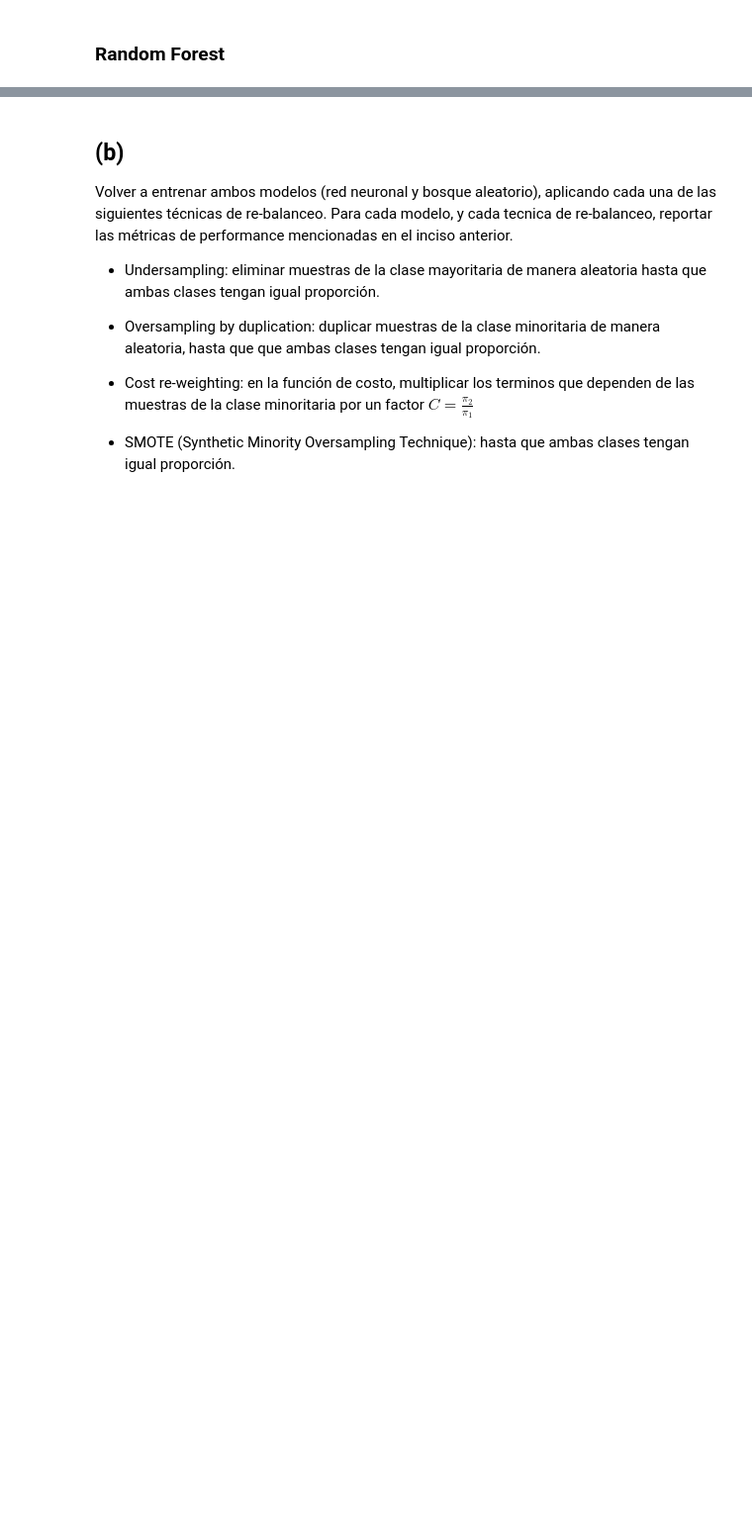
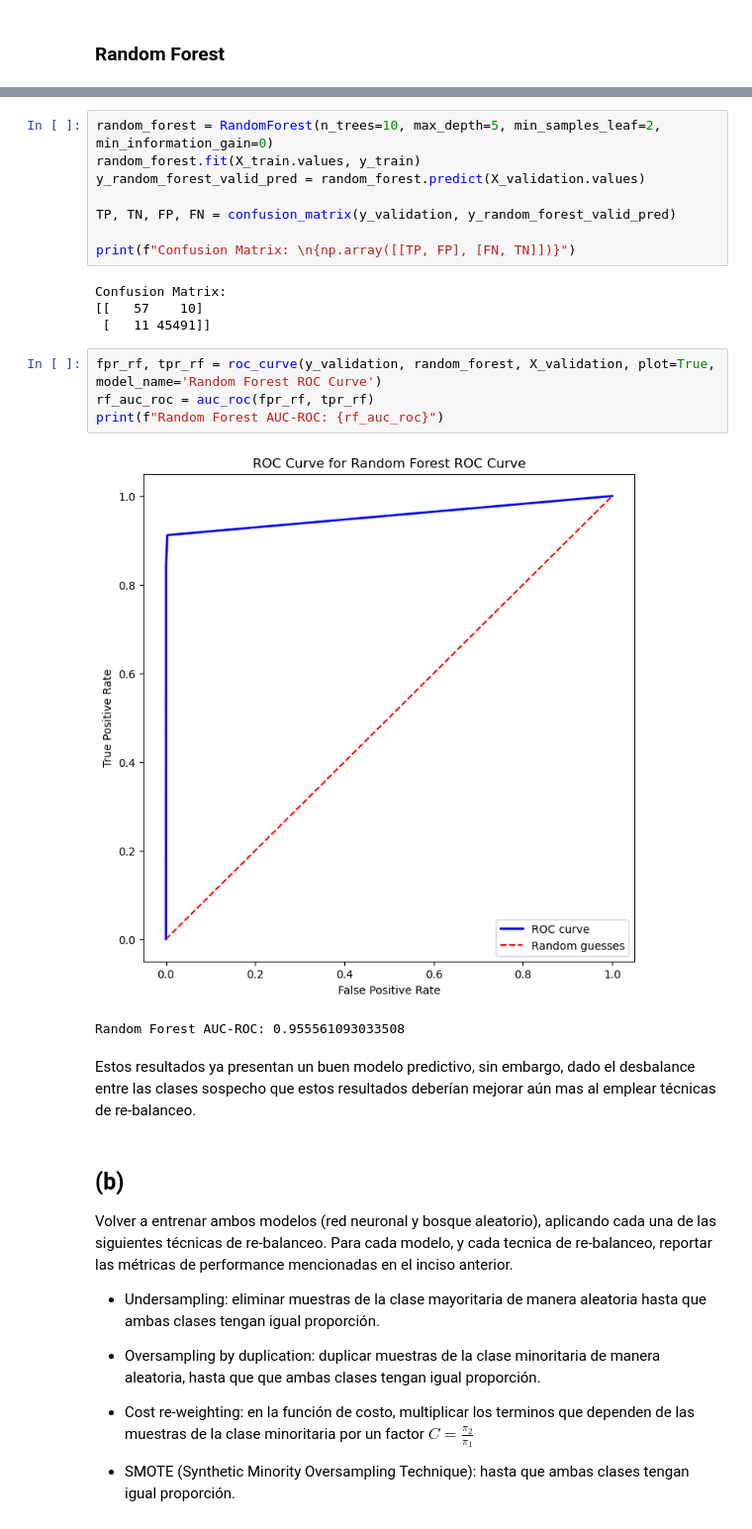
Before and after one commit to maxgubitosi/ML-Classification-Models-from-Scratch, a Jupyter notebook: Problema 2/Problema_2.ipynb, the cells around one changed output, grey strips where cells are left out. Shown: that part at 99% size. Saved outputs shown, nothing was run; the diff lists cells and outputs as text; blank space fills up the shorter version.

```diff
--- a/Problema 2/Problema_2.ipynb
+++ b/Problema 2/Problema_2.ipynb
@@ -131,3 +199,24 @@ KeyboardInterrupt:
+# %%
+random_forest = RandomForest(n_trees=10, max_depth=5, min_samples_leaf=2, min_information_gain=0)
+random_forest.fit(X_train.values, y_train)
+y_random_forest_valid_pred = random_forest.predict(X_validation.values)
+
+TP, TN, FP, FN = confusion_matrix(y_validation, y_random_forest_valid_pred)
+
+print(f"Confusion Matrix: \n{np.array([[TP, FP], [FN, TN]])}")
+# %% [output]
+Confusion Matrix:
+[[   57    10]
+ [   11 45491]]
+# %%
+fpr_rf, tpr_rf = roc_curve(y_validation, random_forest, X_validation, plot=True, model_name='Random Forest ROC Curve')
+rf_auc_roc = auc_roc(fpr_rf, tpr_rf)
+print(f"Random Forest AUC-ROC: {rf_auc_roc}")
+# %% [output]
+[figure, added]
+Random Forest AUC-ROC: 0.955561093033508
+# %% [markdown]
+Estos resultados ya presentan un buen modelo predictivo, sin embargo, dado el desbalance entre las clases sospecho que estos resultados deberían mejorar aún mas al emplear técnicas de re-balanceo.
 # %% [markdown]
 ## (b)
 Volver a entrenar ambos modelos (red neuronal y bosque aleatorio), aplicando cada una de las siguientes técnicas de re-balanceo. Para cada modelo, y cada tecnica de re-balanceo, reportar las métricas de performance mencionadas en el inciso anterior.
```
Also changed, not shown: parts of 29 cells of this notebook, 6 other files.
